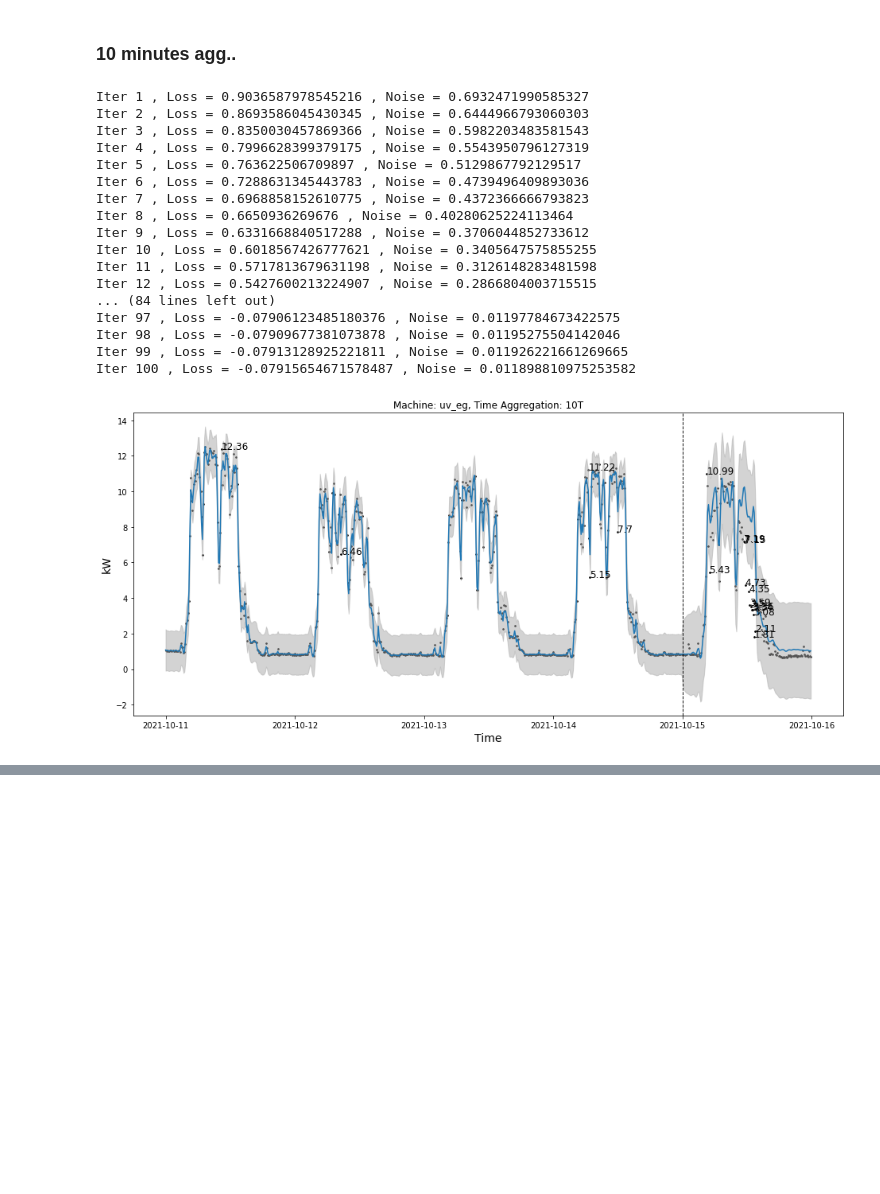
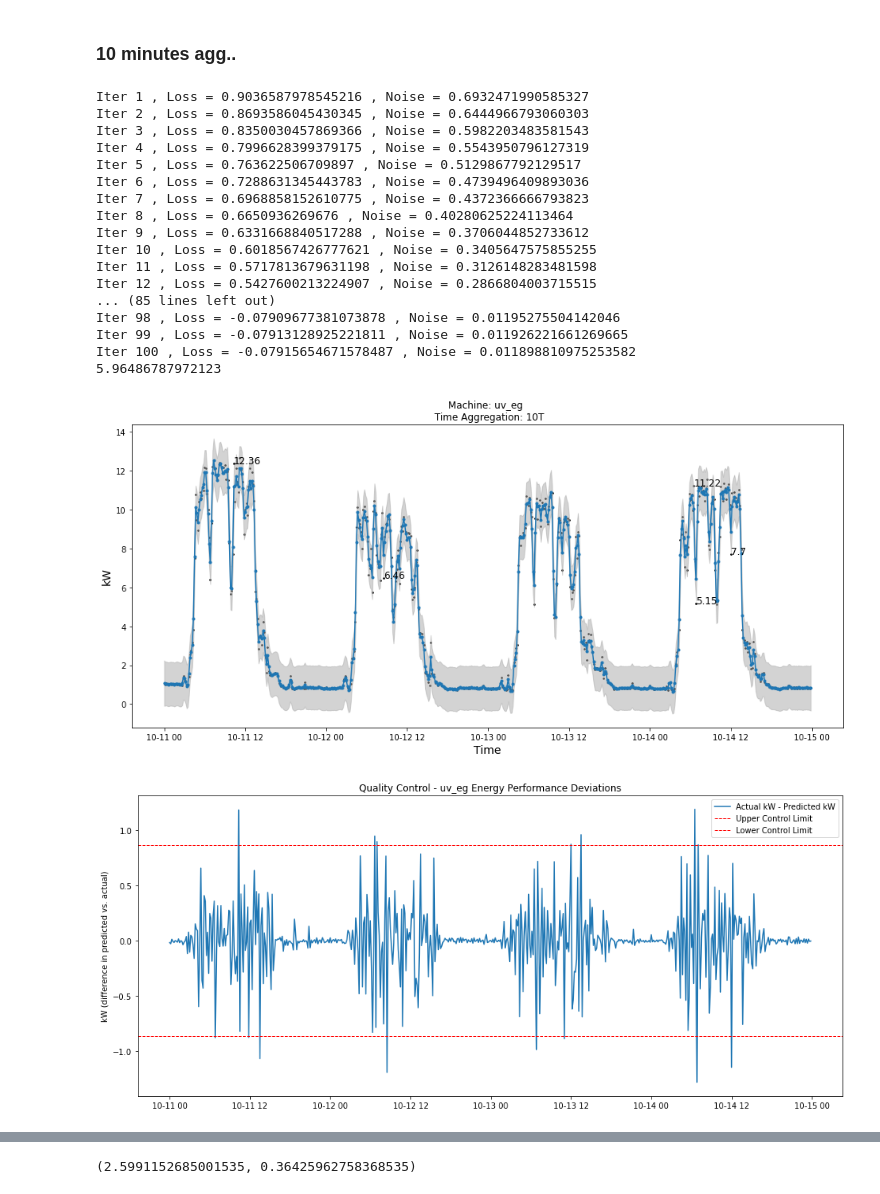
Before and after one commit to GStechschulte/energy-efficiency, a Jupyter notebook: gp_validation/gp_uv_eg.ipynb, the cells around one changed output, grey strips where cells are left out. Saved outputs shown, nothing was run; the diff lists cells and outputs as text; code cells hidden in the pictures; blank space fills up the shorter version.

```diff
--- a/gp_validation/gp_uv_eg.ipynb
+++ b/gp_validation/gp_uv_eg.ipynb
@@ -160,34 +161,35 @@ local_variation.alpha = local_variation_alpha
 
 covar_module = locally_short_periodic + locally_long_periodic + local_variation
 # %%
-model, likelihood, mse, mape, perf_dev_upper = create_train_inference_gp(
+func_preds_mean_inv, func_preds_var_inv, observed_preds, mse, mape = create_train_inference_gp(
     kernel_gen=covar_module,
     train_x=X_train,
     train_y=y_train,
     test_x=X_test,
     test_y=y_test,
     n_train=n_train,
     time_agg='10T',
     lr=0.1,
     machine='uv_eg',
     update_score=False
 )
 # %% [output]
 Iter 1 , Loss = 0.9036587978545216 , Noise = 0.6932471990585327
 Iter 2 , Loss = 0.8693586045430345 , Noise = 0.6444966793060303
 Iter 3 , Loss = 0.8350030457869366 , Noise = 0.5982203483581543
 Iter 4 , Loss = 0.7996628399379175 , Noise = 0.5543950796127319
 Iter 5 , Loss = 0.763622506709897 , Noise = 0.5129867792129517
 Iter 6 , Loss = 0.7288631345443783 , Noise = 0.4739496409893036
 Iter 7 , Loss = 0.6968858152610775 , Noise = 0.4372366666793823
 Iter 8 , Loss = 0.6650936269676 , Noise = 0.40280625224113464
 Iter 9 , Loss = 0.6331668840517288 , Noise = 0.3706044852733612
 Iter 10 , Loss = 0.6018567426777621 , Noise = 0.3405647575855255
 Iter 11 , Loss = 0.5717813679631198 , Noise = 0.3126148283481598
 Iter 12 , Loss = 0.5427600213224907 , Noise = 0.2866804003715515
-... (84 lines left out)
-Iter 97 , Loss = -0.07906123485180376 , Noise = 0.01197784673422575
+... (85 lines left out)
 Iter 98 , Loss = -0.07909677381073878 , Noise = 0.01195275504142046
 Iter 99 , Loss = -0.07913128925221811 , Noise = 0.011926221661269665
 Iter 100 , Loss = -0.07915654671578487 , Noise = 0.011898810975253582
+5.96486787972123
-[figure, old version]
+[figure, new version]
+[figure, added]
@@ -210,0 +216,4 @@ Abnormal High Energy Consumption
+# %%
+mse, mape
+# %% [output]
+(2.5991152685001535, 0.36425962758368535)
```
Also changed, not shown: parts of 3 cells of this notebook, 6 other files.
